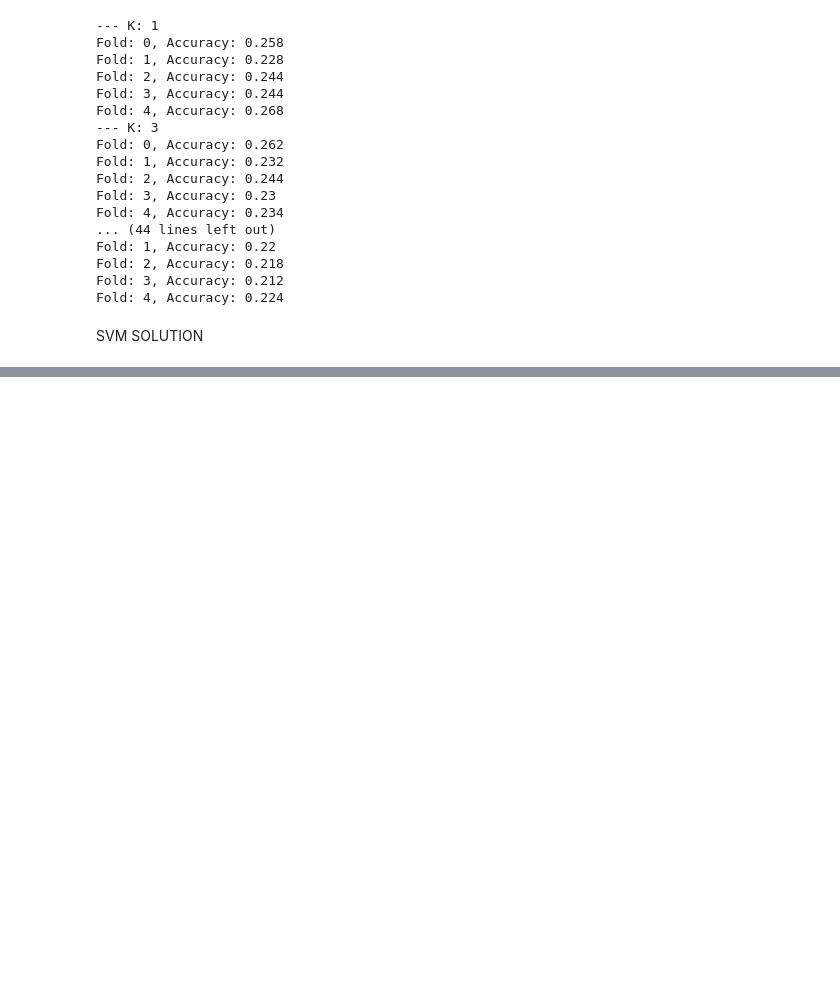
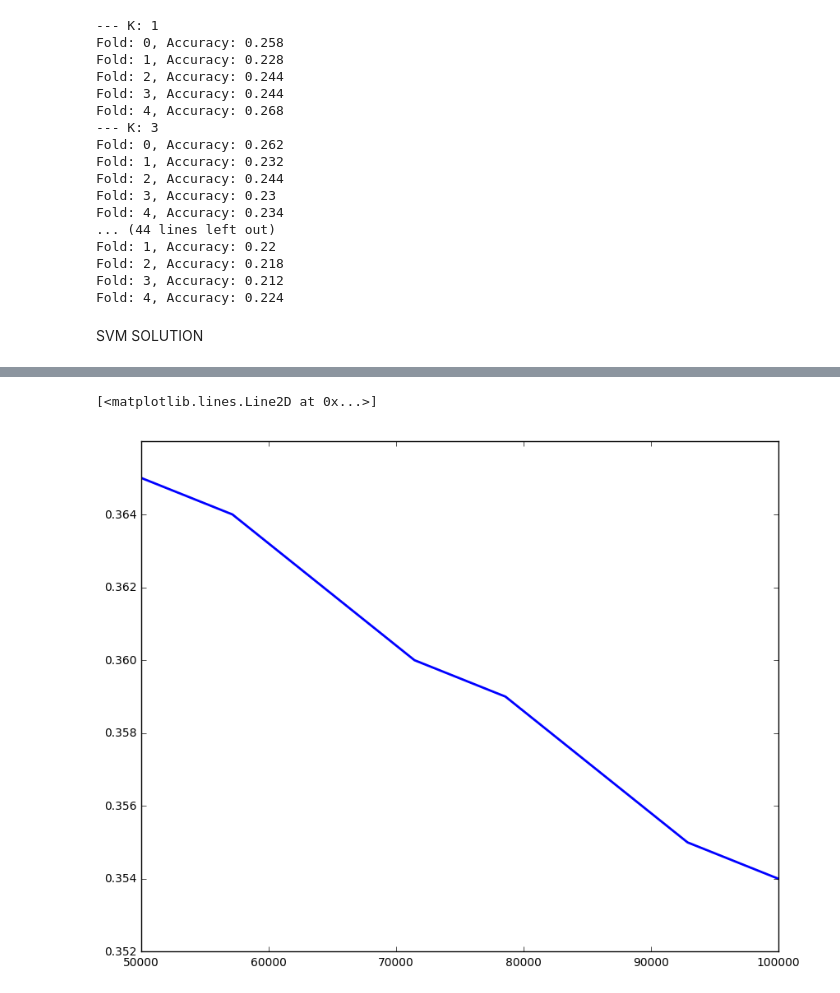
Before and after one commit to jtutmaher/cs231n, a Jupyter notebook: ps1/ps1_solutions.ipynb, the cells around one changed output, grey strips where cells are left out. Drawn from its saved outputs; the diff is of its cells as text; code cells hidden in the pictures; blank space fills up the shorter version.

```diff
--- a/ps1/ps1_solutions.ipynb
+++ b/ps1/ps1_solutions.ipynb
@@ -249,0 +289,5 @@ Current Accuracy: 36.3
+# %%
+plt.plot(regularization,reg_array,linewidth=2.0)
+# %% [output]
+[<matplotlib.lines.Line2D at 0x...>]
+[figure, added]
```
Also changed, not shown: parts of 8 cells of this notebook, 2 other files.
